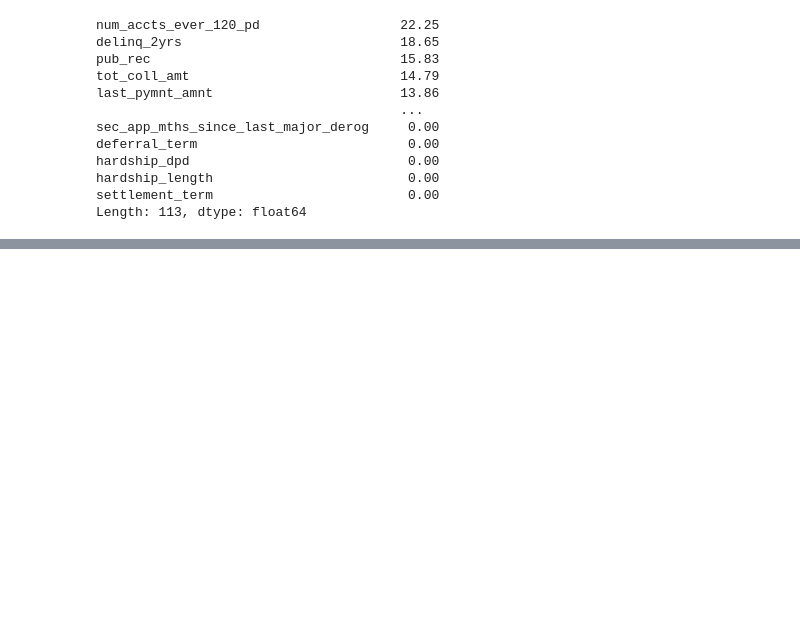
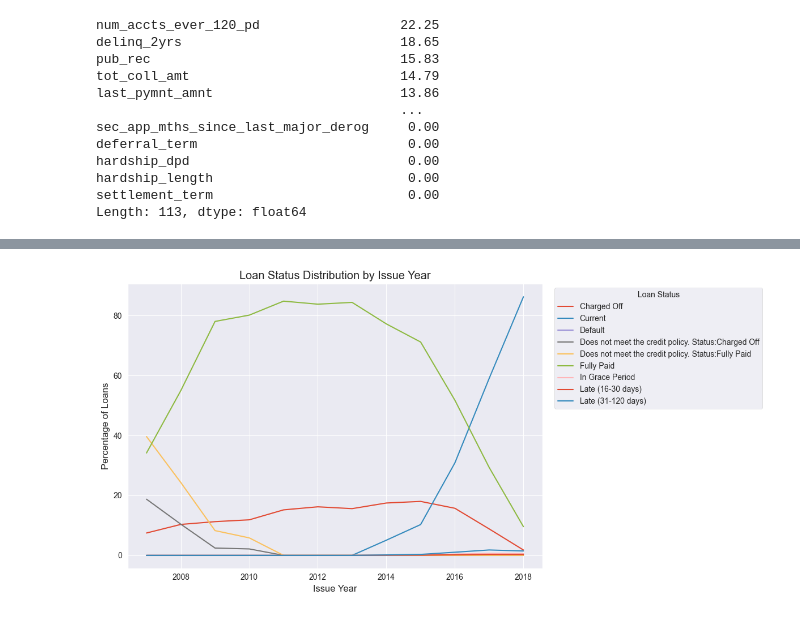
Before and after one commit to sanusinghshekhawat/credit-risk-platform, a Jupyter notebook: notebooks/01_exploratory_data_analysis.ipynb, the cells around one changed output, grey strips where cells are left out. Drawn from its saved outputs; the diff is of its cells as text; code cells hidden in the pictures; blank space fills up the shorter version.

```diff
--- a/notebooks/01_exploratory_data_analysis.ipynb
+++ b/notebooks/01_exploratory_data_analysis.ipynb
@@ -298,0 +574,22 @@ Length: 113, dtype: float64
+# %%
+issue_status = eda_df.copy()
+
+issue_status["issue_date"] = pd.to_datetime(
+    issue_status["issue_d"],
+    format="%b-%Y",
+    errors="coerce",
+)
+
+issue_status["issue_year"] = issue_status["issue_date"].dt.year
+
+status_by_year = (
+    pd.crosstab(
+        issue_status["issue_year"],
+        issue_status["loan_status"],
+        normalize="index",
+    )
+    .mul(100)
+    .round(2)
+)
+
+display(status_by_year)
@@ -298,0 +611,15 @@ Length: 113, dtype: float64
+# %%
+status_by_year.plot(
+    kind="line",
+    figsize=(12, 6),
+)
+
+plt.title("Loan Status Distribution by Issue Year")
+plt.xlabel("Issue Year")
+plt.ylabel("Percentage of Loans")
+plt.legend(title="Loan Status", bbox_to_anchor=(1.02, 1))
+
+plt.tight_layout()
+plt.show()
+# %% [output]
+[figure, added]
```
Also changed, not shown: parts of 111 cells of this notebook, 3 other files.
